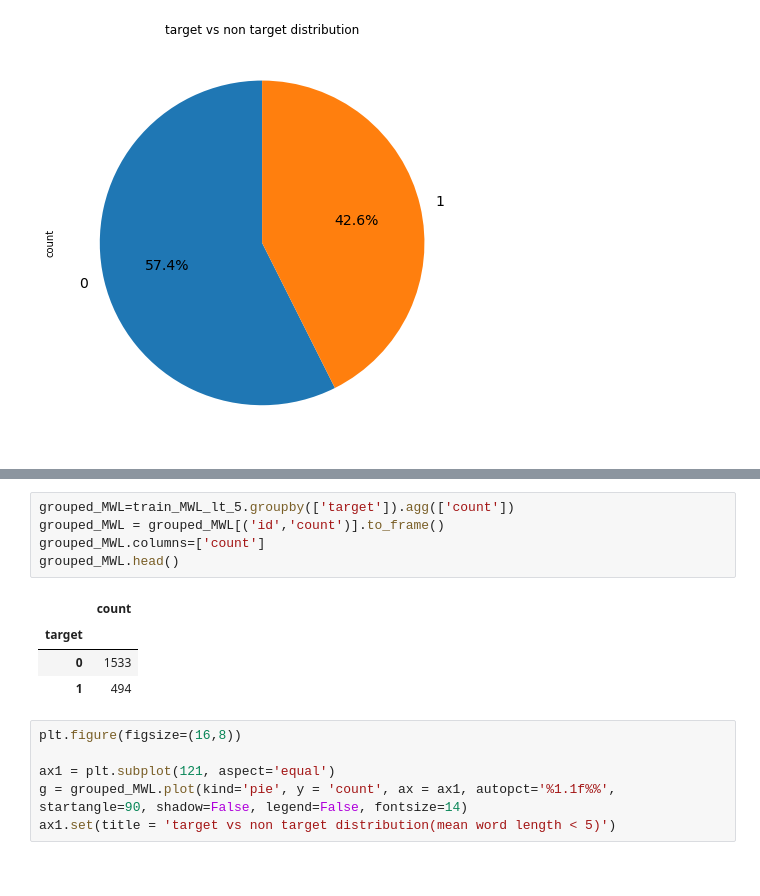
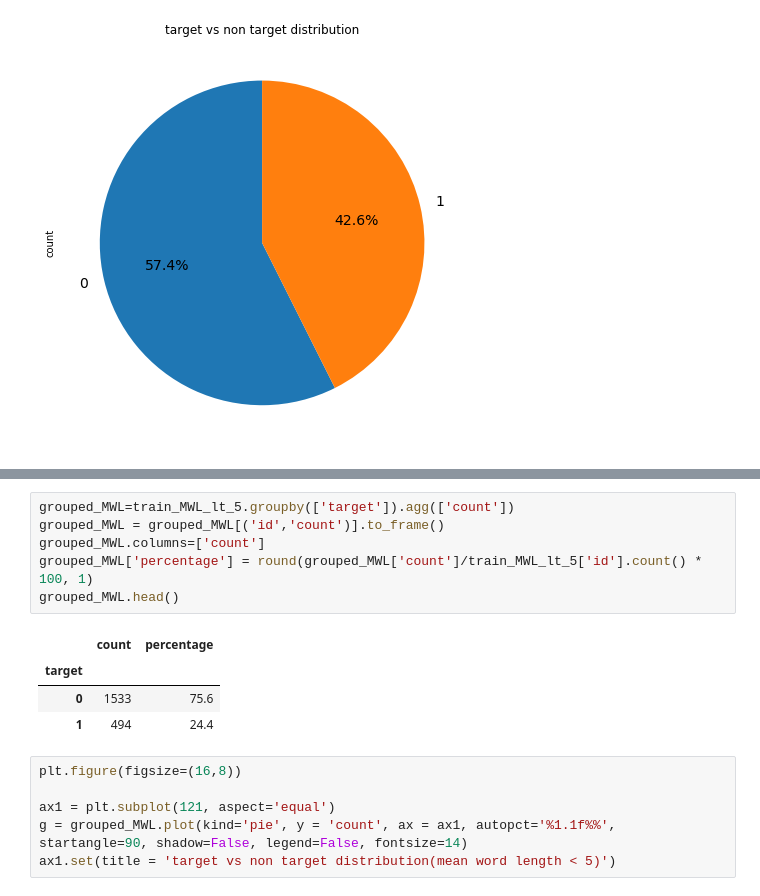
Before and after one commit to AlurrAldrey/OrgaDatosTP, a Jupyter notebook: tp1/CharCount_MeanWordLen_PunctCount.ipynb, the cells around one changed output, grey strips where cells are left out. Saved outputs shown, nothing was run; the diff lists cells and outputs as text.

```diff
--- a/tp1/CharCount_MeanWordLen_PunctCount.ipynb
+++ b/tp1/CharCount_MeanWordLen_PunctCount.ipynb
@@ -210,13 +210,14 @@ train_MWL_lt_5.head()
 # %%
 grouped_MWL=train_MWL_lt_5.groupby(['target']).agg(['count'])
 grouped_MWL = grouped_MWL[('id','count')].to_frame()
 grouped_MWL.columns=['count']
+grouped_MWL['percentage'] = round(grouped_MWL['count']/train_MWL_lt_5['id'].count() * 100, 1)
 grouped_MWL.head()
 # %% [output]
-|  | count |
-| target |  |
-| 0 | 1533 |
-| 1 | 494 |
+|  | count | percentage |
+| target |  |  |
+| 0 | 1533 | 75.6 |
+| 1 | 494 | 24.4 |
 # %%
 plt.figure(figsize=(16,8))
 
```
Also changed, not shown: parts of 4 cells of this notebook.
